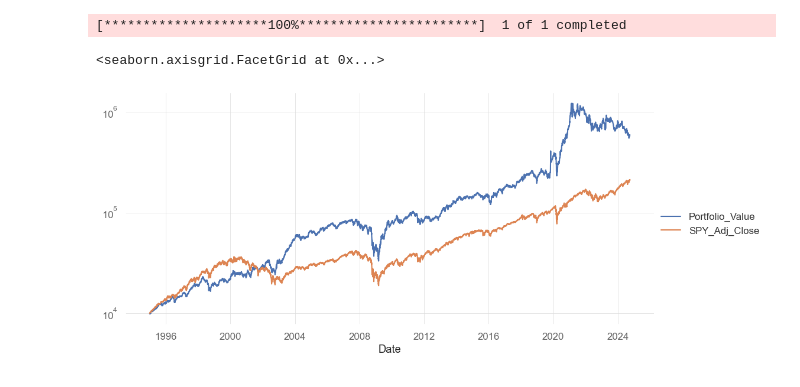
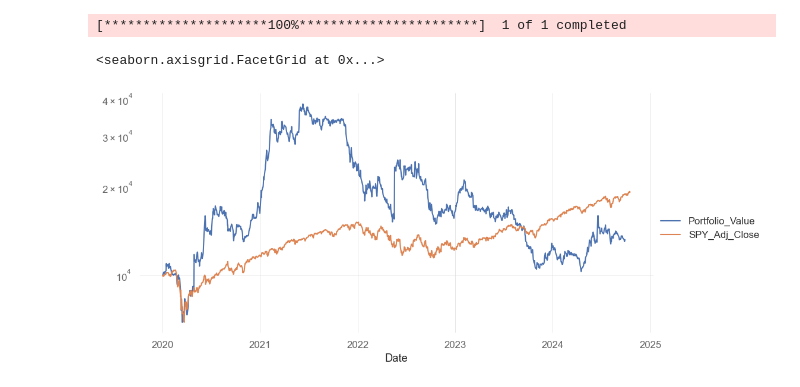
Before and after one commit to MatthewAdner/union_sif_quant_trading, a Jupyter notebook: backtesting/trading.ipynb, the cells around one changed output. Saved outputs shown, nothing was run; the diff lists cells and outputs as text; code cells hidden in the pictures.

```diff
--- a/backtesting/trading.ipynb
+++ b/backtesting/trading.ipynb
@@ -494,6 +565,9 @@ print(list_of_dates[start_date_index])
+# %%
+trading_history_obj = Trading_History(stock_data,company_data)
 # %%
 portfolio_starting_capital = 10000
-my_portfolio = Portfolio(portfolio_starting_capital,list_of_dates[start_date_index],trading_cost=0.01)
+my_portfolio = Portfolio(portfolio_starting_capital, list_of_dates[0], stock_data,
+                         theo_var, std_dev_var, price_diff_var,company_data=company_data, trading_history_obj=trading_history_obj)
 print(my_portfolio.position_df)
 # %% [output]
               Position Exposure    Value Date_Opened  Days_Old
@@ -524,7 +605,7 @@ how_many_mom = how_many_poss
 
 how_old_to_sell = how_old_to_sell
 short_position_wiggle_room = 1.2
-for date in list_of_dates[start_date_index:]:
+for date in list_of_dates:
     clear_output(wait=True)
     my_portfolio.refresh_position_df(date)
     # any positions to sell
@@ -569,7 +650,7 @@ for date in list_of_dates[start_date_index:]:
 
 
                 # historical_trades.loc[date] = [tts, my_portfolio.position_df.loc[tts,'Exposure'], my_portfolio.position_df.loc[tts,'Position'].get_current_value(date),None]
-                my_portfolio.open_position(Position(date,ticker, relevant_data.at[ticker,'Desired_Shares']))
+                my_portfolio.open_position(date,ticker, relevant_data.at[ticker,'Desired_Shares'])
 
 
             if relevant_data.loc[ticker,'Strategy']=='Momentum':
@@ -583,7 +664,7 @@ for date in list_of_dates[start_date_index:]:
 
 
                 # historical_trades.loc[date] = [tts, my_portfolio.position_df.loc[tts,'Exposure'], my_portfolio.position_df.loc[tts,'Position'].get_current_value(date),None]
-                my_portfolio.open_position(Position(date,ticker, relevant_data.at[ticker,'Desired_Shares']))
+                my_portfolio.open_position(date,ticker, relevant_data.at[ticker,'Desired_Shares'])
 
         display(relevant_data)
         print(date)
@@ -619,5 +700,5 @@ positions_we_want_rev: ['ESTC', 'MLCO', 'WBA', 'CELH', 'BZ', 'SMPL', 'BVN', 'BBW
 # %%
-spy_data = yf.download('SPY', start=list_of_dates[start_date_index])
+spy_data = yf.download('SPY', start=list_of_dates[0])
 spy_data.rename(columns = {'Adj Close':'SPY_Adj_Close'},inplace=True)
 spy_data_adj_close = spy_data.filter(items=['SPY_Adj_Close'])
 spy_data_adj_close = (spy_data['SPY_Adj_Close']/spy_data['SPY_Adj_Close'][0])*portfolio_starting_capital
@@ -627,10 +708,10 @@ spy_data_adj_close = (spy_data['SPY_Adj_Close']/spy_data['SPY_Adj_Close'][0])*po
 historical_performance.index = historical_performance.index.tz_localize(None)
 historical_performance_benchmark = pd.merge(historical_performance.dropna(), spy_data_adj_close, how='outer', left_index=True, right_index=True)
 # %%
-sns.relplot(historical_performance_benchmark.loc[:,['Portfolio_Value','SPY_Adj_Close']], kind='line', dashes=False, aspect=2).set(yscale='log')
+display(sns.relplot(historical_performance_benchmark.loc[:,['Portfolio_Value','SPY_Adj_Close']], kind='line', dashes=False, aspect=2).set(yscale='log'))
 # %% [output]
 <seaborn.axisgrid.FacetGrid at 0x...>
-[figure, old version]
+[figure, new version]
 # %%
 historical_performance_benchmark['Portfolio_Returns'] = historical_performance_benchmark['Portfolio_Value'].pct_change()
 historical_performance_benchmark['SPY_Returns'] = historical_performance_benchmark['SPY_Adj_Close'].pct_change()
```
Also changed, not shown: parts of 31 cells of this notebook, 5 other files.
